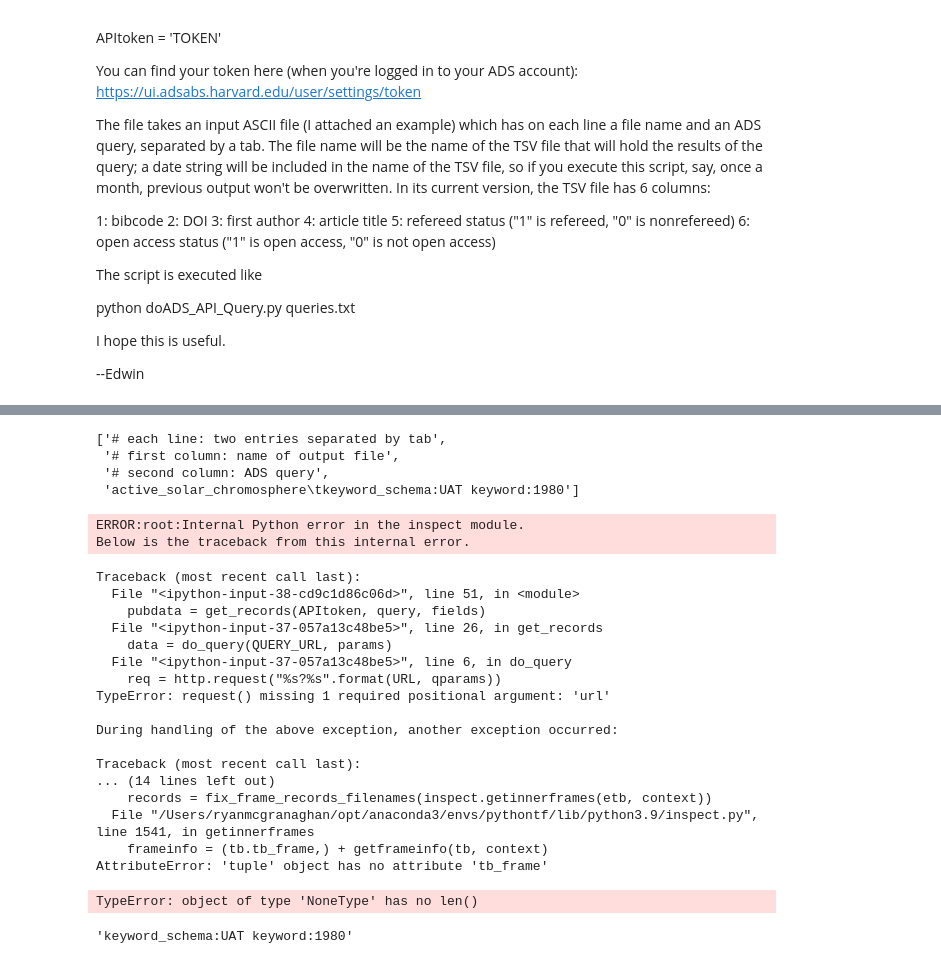
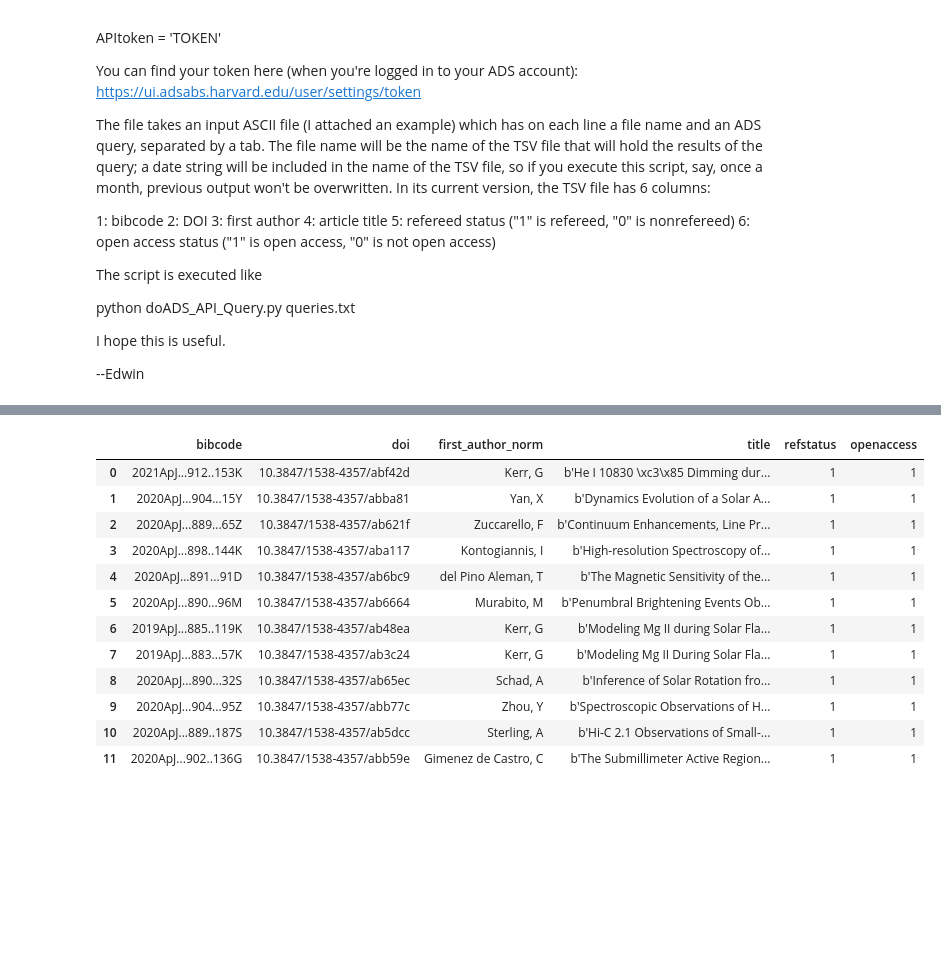
Before and after one commit to rmcgranaghan/Helio-KNOW, a Jupyter notebook: ADS_enrichment/doADS_API_Query.ipynb, the cells around one changed output, grey strips where cells are left out. Saved outputs shown, nothing was run; the diff lists cells and outputs as text; code cells hidden in the pictures; blank space fills up the shorter version.

```diff
--- a/ADS_enrichment/doADS_API_Query.ipynb
+++ b/ADS_enrichment/doADS_API_Query.ipynb
@@ -90,16 +102,6 @@ def get_records(token, query_string, return_fields):
             raise Exception('Solr returned unexpected data!')
         start += rows
     return results
-# %%
-query_file = '/Users/ryanmcgranaghan/Documents/Helio_ECIP/dev/Helio-KNOW/ADS_enrichment/queries.txt'
-
-queries = open(query_file).read().strip().split('\n')
-queries
-# %% [output]
-['# each line: two entries separated by tab',
- '# first column: name of output file',
- '# second column: ADS query',
- 'active_solar_chromosphere\tkeyword_schema:UAT keyword:1980']
 # %%
 ## Input parameters
 # Bumblebee API token
@@ -108,7 +110,7 @@ APItoken = 'Qe9f4qU8ITbD0rP7rIRNvlgxZ5vYfahY8PW05en0'
 
 # Address of API
 API_URL = 'https://api.adsabs.harvard.edu/v1'
-QUERY_URL = "%s/search/query" % API_URL
+QUERY_URL = "{}/search/query".format(API_URL)
 
 
 # Query parameters
@@ -159,6 +161,14 @@ for entry in queries:
     # save some data in the records retrieved to the TSV file
     with open(ofile, 'w') as out_file:
         tsv_writer = csv.writer(out_file, delimiter='\t')
+        row = []
+        row.append('bibcode')
+        row.append('doi')
+        row.append('first_author_norm')
+        row.append('title')
+        row.append('refstatus')
+        row.append('openaccess')
+        tsv_writer.writerow(row)
         for entry in pubdata:
             properties = entry['property']
             refstatus = 1
@@ -175,37 +185,22 @@ for entry in queries:
             row.append(refstatus)
             row.append(openaccess)
             tsv_writer.writerow(row)
-# %% [output]
-ERROR:root:Internal Python error in the inspect module.
-Below is the traceback from this internal error.
-Traceback (most recent call last):
-  File "<ipython-input-38-cd9c1d86c06d>", line 51, in <module>
-    pubdata = get_records(APItoken, query, fields)
-  File "<ipython-input-37-057a13c48be5>", line 26, in get_records
-    data = do_query(QUERY_URL, params)
-  File "<ipython-input-37-057a13c48be5>", line 6, in do_query
-    req = http.request("%s?%s".format(URL, qparams))
-TypeError: request() missing 1 required positional argument: 'url'
-
-During handling of the above exception, another exception occurred:
-
-Traceback (most recent call last):
-... (14 lines left out)
-    records = fix_frame_records_filenames(inspect.getinnerframes(etb, context))
-  File "/Users/ryanmcgranaghan/opt/anaconda3/envs/pythontf/lib/python3.9/inspect.py", line 1541, in getinnerframes
-    frameinfo = (tb.tb_frame,) + getframeinfo(tb, context)
-AttributeError: 'tuple' object has no attribute 'tb_frame'
-TypeError: object of type 'NoneType' has no len()
 # %%
 # Read the output file
-query_outputs = open(out_file)
+query_outputs = pd.read_csv(ofile,delimiter='\t')#,header=0)#columns=['bibcode','doi','first_author_norm','title'])
-# %%
-for entry in queries:
-    # ignore comment lines
-    if entry.startswith('#'):
-        continue
-    # get file name and query
-    fname, query = entry.split('\t')
-query
-# %% [output]
-'keyword_schema:UAT keyword:1980'
+# %%
+query_outputs
+# %% [output]
+|  | bibcode | doi | first_author_norm | title | refstatus | openaccess |
+| 0 | 2021ApJ...912..153K | 10.3847/1538-4357/abf42d | Kerr, G | b'He I 10830 \xc3\x85 Dimming dur... | 1 | 1 |
+| 1 | 2020ApJ...904...15Y | 10.3847/1538-4357/abba81 | Yan, X | b'Dynamics Evolution of a Solar A... | 1 | 1 |
+| 2 | 2020ApJ...889...65Z | 10.3847/1538-4357/ab621f | Zuccarello, F | b'Continuum Enhancements, Line Pr... | 1 | 1 |
+| 3 | 2020ApJ...898..144K | 10.3847/1538-4357/aba117 | Kontogiannis, I | b'High-resolution Spectroscopy of... | 1 | 1 |
+| 4 | 2020ApJ...891...91D | 10.3847/1538-4357/ab6bc9 | del Pino Aleman, T | b'The Magnetic Sensitivity of the... | 1 | 1 |
+| 5 | 2020ApJ...890...96M | 10.3847/1538-4357/ab6664 | Murabito, M | b'Penumbral Brightening Events Ob... | 1 | 1 |
+| 6 | 2019ApJ...885..119K | 10.3847/1538-4357/ab48ea | Kerr, G | b'Modeling Mg II during Solar Fla... | 1 | 1 |
+| 7 | 2019ApJ...883...57K | 10.3847/1538-4357/ab3c24 | Kerr, G | b'Modeling Mg II During Solar Fla... | 1 | 1 |
+| 8 | 2020ApJ...890...32S | 10.3847/1538-4357/ab65ec | Schad, A | b'Inference of Solar Rotation fro... | 1 | 1 |
+| 9 | 2020ApJ...904...95Z | 10.3847/1538-4357/abb77c | Zhou, Y | b'Spectroscopic Observations of H... | 1 | 1 |
+| 10 | 2020ApJ...889..187S | 10.3847/1538-4357/ab5dcc | Sterling, A | b'Hi-C 2.1 Observations of Small-... | 1 | 1 |
+| 11 | 2020ApJ...902..136G | 10.3847/1538-4357/abb59e | Gimenez de Castro, C | b'The Submillimeter Active Region... | 1 | 1 |
```
Also changed, not shown: parts of 4 cells of this notebook, 5 other files.
